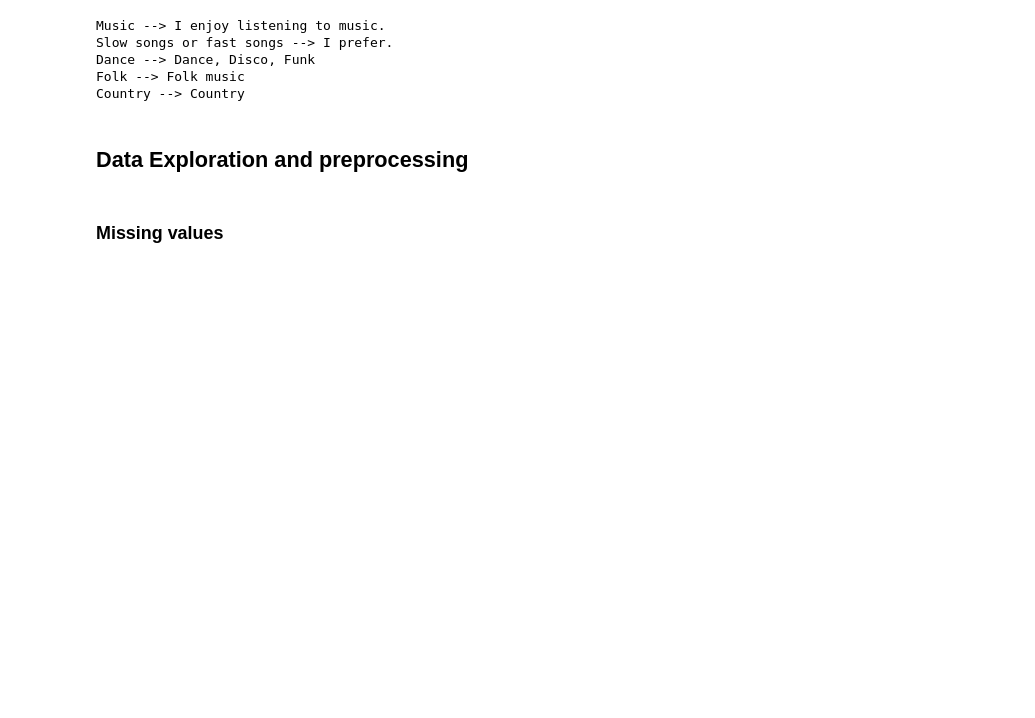
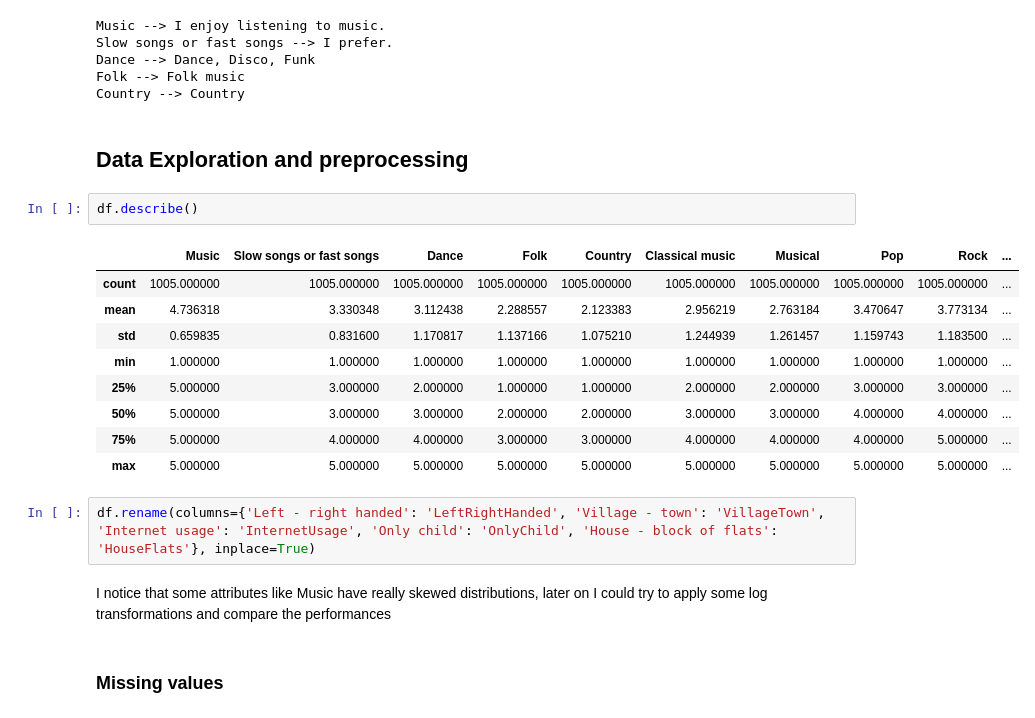
Before and after one commit to mirkomantovani/Machine-Learning-empathy-prediction, a Jupyter notebook: workflow.ipynb, the cells around one changed output. Cells and saved outputs as stored; diff of their text form; blank space fills up the shorter version.

```diff
--- a/workflow.ipynb
+++ b/workflow.ipynb
@@ -44,6 +44,22 @@ Folk --> Folk music
 Country --> Country
 # %% [markdown]
 ## Data Exploration and preprocessing
+# %%
+df.describe()
+# %% [output]
+|  | Music | Slow songs or fast songs | Dance | Folk | Country | Classical music | Musical | Pop | Rock | ... |
+| count | 1005.000000 | 1005.000000 | 1005.000000 | 1005.000000 | 1005.000000 | 1005.000000 | 1005.000000 | 1005.000000 | 1005.000000 | ... |
+| mean | 4.736318 | 3.330348 | 3.112438 | 2.288557 | 2.123383 | 2.956219 | 2.763184 | 3.470647 | 3.773134 | ... |
+| std | 0.659835 | 0.831600 | 1.170817 | 1.137166 | 1.075210 | 1.244939 | 1.261457 | 1.159743 | 1.183500 | ... |
+| min | 1.000000 | 1.000000 | 1.000000 | 1.000000 | 1.000000 | 1.000000 | 1.000000 | 1.000000 | 1.000000 | ... |
+| 25% | 5.000000 | 3.000000 | 2.000000 | 1.000000 | 1.000000 | 2.000000 | 2.000000 | 3.000000 | 3.000000 | ... |
+| 50% | 5.000000 | 3.000000 | 3.000000 | 2.000000 | 2.000000 | 3.000000 | 3.000000 | 4.000000 | 4.000000 | ... |
+| 75% | 5.000000 | 4.000000 | 4.000000 | 3.000000 | 3.000000 | 4.000000 | 4.000000 | 4.000000 | 5.000000 | ... |
+| max | 5.000000 | 5.000000 | 5.000000 | 5.000000 | 5.000000 | 5.000000 | 5.000000 | 5.000000 | 5.000000 | ... |
+# %%
+df.rename(columns={'Left - right handed': 'LeftRightHanded', 'Village - town': 'VillageTown', 'Internet usage': 'InternetUsage', 'Only child': 'OnlyChild', 'House - block of flats': 'HouseFlats'}, inplace=True)
+# %% [markdown]
+I notice that some attributes like Music have really skewed distributions, later on I could try to apply some log transformations and compare the performances
 # %% [markdown]
 ### Missing values
 # %% [markdown]
```
Also changed, not shown: parts of 37 cells of this notebook.
